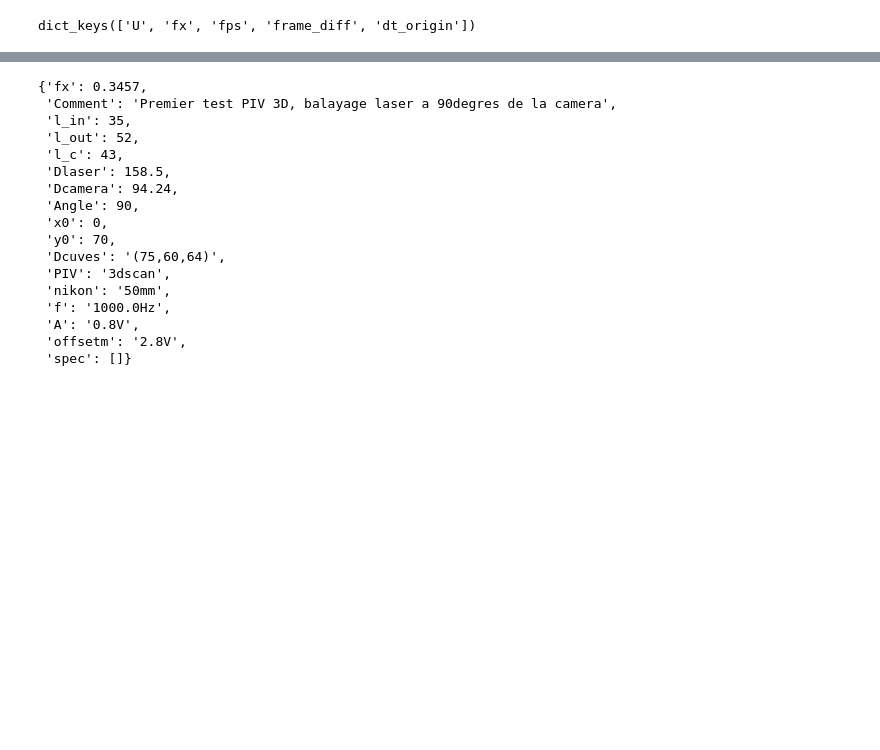
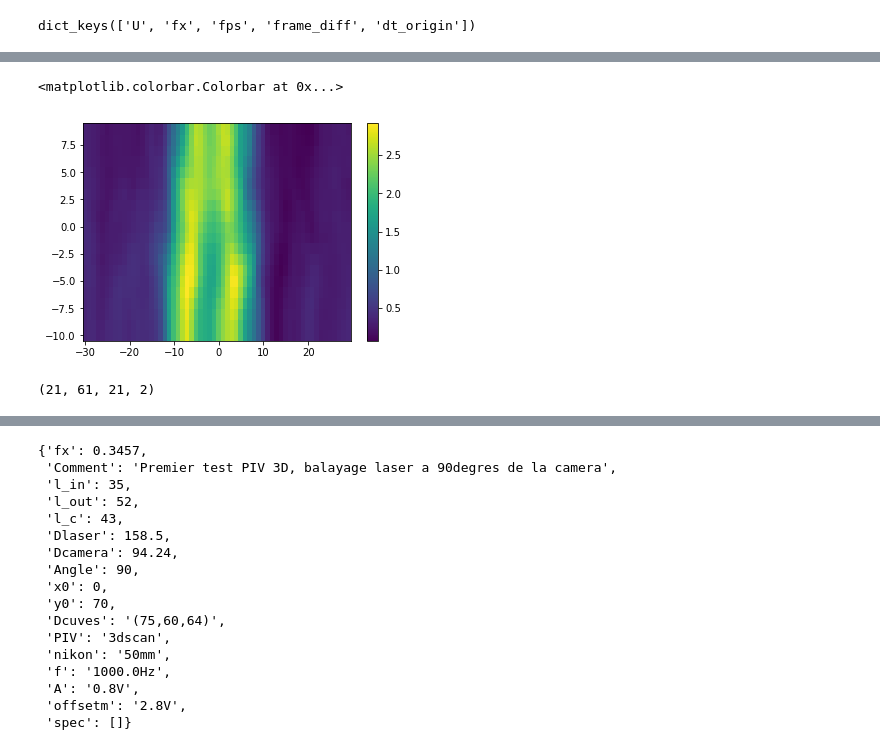
Before and after one commit to PerrardCodes/databook, a Jupyter notebook: Lea/lea/exemple/exemple_3dprocessing_Gaurav.ipynb, the cells around one changed output, grey strips where cells are left out. Drawn from its saved outputs; the diff is of its cells as text; code cells hidden in the pictures; blank space fills up the shorter version.

```diff
--- a/Lea/lea/exemple/exemple_3dprocessing_Gaurav.ipynb
+++ b/Lea/lea/exemple/exemple_3dprocessing_Gaurav.ipynb
@@ -116,0 +146,10 @@ f.close()
+# %%
+plt.pcolormesh(Y[0,...],Z[0,...],mean_flow[6,...,1])
+plt.colorbar()
+# %% [output]
+<matplotlib.colorbar.Colorbar at 0x...>
+[figure, added]
+# %%
+mean_flow.shape
+# %% [output]
+(21, 61, 21, 2)
```
Also changed, not shown: parts of 12 cells of this notebook.
